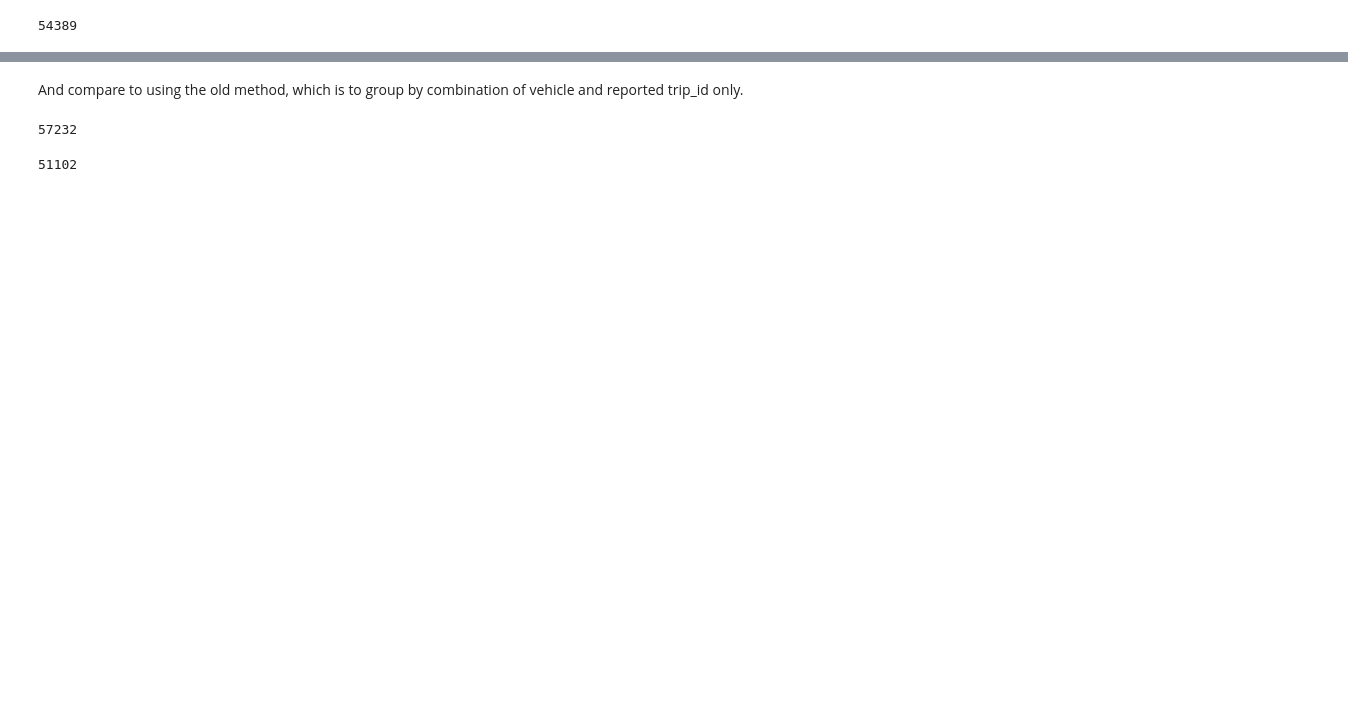
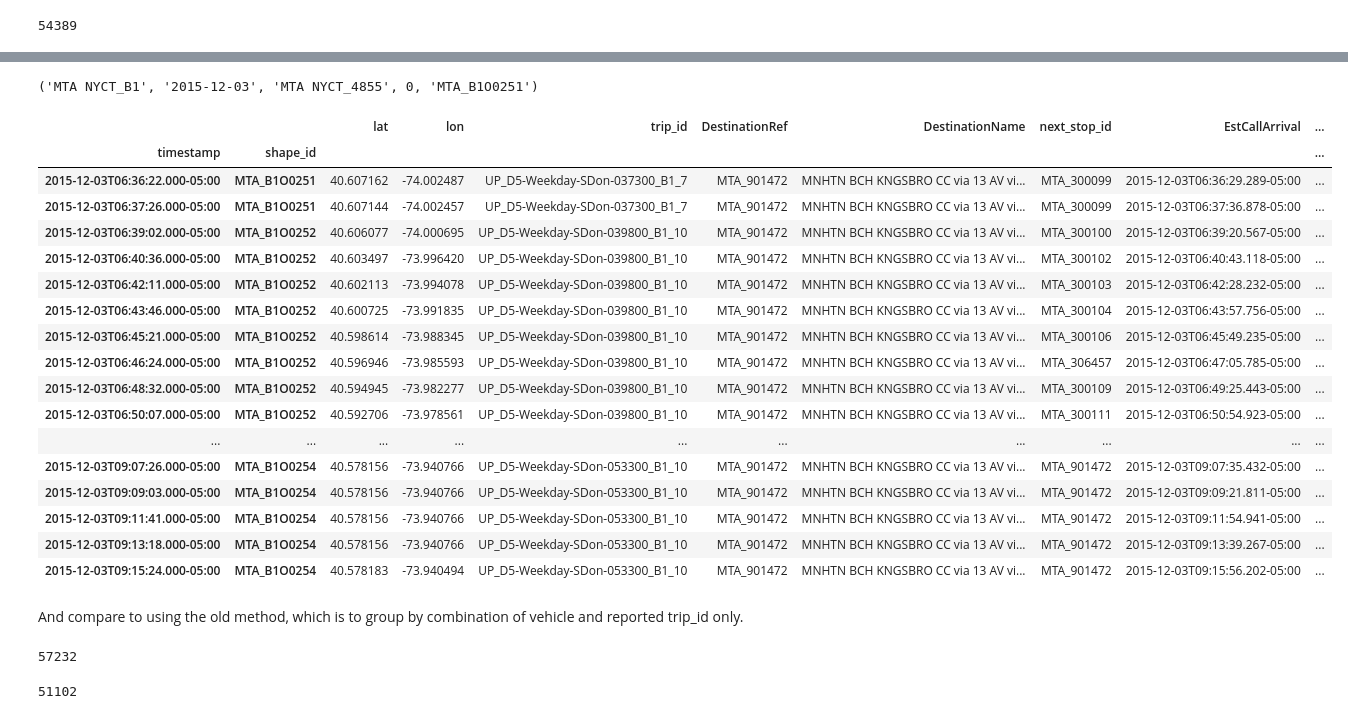
Before and after one commit to sarangof/Bus-Capstone, a Jupyter notebook: trip_relabeling_with_dest.ipynb, the cells around one changed output, grey strips where cells are left out. Saved outputs shown, nothing was run; the diff lists cells and outputs as text; code cells hidden in the pictures; blank space fills up the shorter version.

Commit message:
added example of flawed trip_id

```diff
--- a/trip_relabeling_with_dest.ipynb
+++ b/trip_relabeling_with_dest.ipynb
@@ -117,3 +120,29 @@ sum(bustime.set_index(['new_trip_id','shape_id'],append=True).groupby(level=(0,1
+# %%
+bustime.set_index(['new_trip_id','shape_id'],append=True).groupby(level=(0,1,2,4,5)).size()
+# %% [output]
+('MTA NYCT_B1', '2015-12-03', 'MTA NYCT_4855', 0, 'MTA_B1O0251')
+# %%
+example_idx = bustime.set_index(['new_trip_id','shape_id'],append=True).groupby(level=(0,1,2,4,5)).size().index[0]
+bustime.set_index(['new_trip_id','shape_id'],append=True).xs(example_idx[:-1],level=(0,1,2,4))
+# %% [output]
+|  |  | lat | lon | trip_id | DestinationRef | DestinationName | next_stop_id | EstCallArrival | ... |
+| timestamp | shape_id |  |  |  |  |  |  |  | ... |
+| 2015-12-03T06:36:22.000-05:00 | MTA_B1O0251 | 40.607162 | -74.002487 | UP_D5-Weekday-SDon-037300_B1_7 | MTA_901472 | MNHTN BCH KNGSBRO CC via 13 AV vi... | MTA_300099 | 2015-12-03T06:36:29.289-05:00 | ... |
+| 2015-12-03T06:37:26.000-05:00 | MTA_B1O0251 | 40.607144 | -74.002457 | UP_D5-Weekday-SDon-037300_B1_7 | MTA_901472 | MNHTN BCH KNGSBRO CC via 13 AV vi... | MTA_300099 | 2015-12-03T06:37:36.878-05:00 | ... |
+| 2015-12-03T06:39:02.000-05:00 | MTA_B1O0252 | 40.606077 | -74.000695 | UP_D5-Weekday-SDon-039800_B1_10 | MTA_901472 | MNHTN BCH KNGSBRO CC via 13 AV vi... | MTA_300100 | 2015-12-03T06:39:20.567-05:00 | ... |
+| 2015-12-03T06:40:36.000-05:00 | MTA_B1O0252 | 40.603497 | -73.996420 | UP_D5-Weekday-SDon-039800_B1_10 | MTA_901472 | MNHTN BCH KNGSBRO CC via 13 AV vi... | MTA_300102 | 2015-12-03T06:40:43.118-05:00 | ... |
+| 2015-12-03T06:42:11.000-05:00 | MTA_B1O0252 | 40.602113 | -73.994078 | UP_D5-Weekday-SDon-039800_B1_10 | MTA_901472 | MNHTN BCH KNGSBRO CC via 13 AV vi... | MTA_300103 | 2015-12-03T06:42:28.232-05:00 | ... |
+| 2015-12-03T06:43:46.000-05:00 | MTA_B1O0252 | 40.600725 | -73.991835 | UP_D5-Weekday-SDon-039800_B1_10 | MTA_901472 | MNHTN BCH KNGSBRO CC via 13 AV vi... | MTA_300104 | 2015-12-03T06:43:57.756-05:00 | ... |
+| 2015-12-03T06:45:21.000-05:00 | MTA_B1O0252 | 40.598614 | -73.988345 | UP_D5-Weekday-SDon-039800_B1_10 | MTA_901472 | MNHTN BCH KNGSBRO CC via 13 AV vi... | MTA_300106 | 2015-12-03T06:45:49.235-05:00 | ... |
+| 2015-12-03T06:46:24.000-05:00 | MTA_B1O0252 | 40.596946 | -73.985593 | UP_D5-Weekday-SDon-039800_B1_10 | MTA_901472 | MNHTN BCH KNGSBRO CC via 13 AV vi... | MTA_306457 | 2015-12-03T06:47:05.785-05:00 | ... |
+| 2015-12-03T06:48:32.000-05:00 | MTA_B1O0252 | 40.594945 | -73.982277 | UP_D5-Weekday-SDon-039800_B1_10 | MTA_901472 | MNHTN BCH KNGSBRO CC via 13 AV vi... | MTA_300109 | 2015-12-03T06:49:25.443-05:00 | ... |
+| 2015-12-03T06:50:07.000-05:00 | MTA_B1O0252 | 40.592706 | -73.978561 | UP_D5-Weekday-SDon-039800_B1_10 | MTA_901472 | MNHTN BCH KNGSBRO CC via 13 AV vi... | MTA_300111 | 2015-12-03T06:50:54.923-05:00 | ... |
+| ... | ... | ... | ... | ... | ... | ... | ... | ... | ... |
+| 2015-12-03T09:07:26.000-05:00 | MTA_B1O0254 | 40.578156 | -73.940766 | UP_D5-Weekday-SDon-053300_B1_10 | MTA_901472 | MNHTN BCH KNGSBRO CC via 13 AV vi... | MTA_901472 | 2015-12-03T09:07:35.432-05:00 | ... |
+| 2015-12-03T09:09:03.000-05:00 | MTA_B1O0254 | 40.578156 | -73.940766 | UP_D5-Weekday-SDon-053300_B1_10 | MTA_901472 | MNHTN BCH KNGSBRO CC via 13 AV vi... | MTA_901472 | 2015-12-03T09:09:21.811-05:00 | ... |
+| 2015-12-03T09:11:41.000-05:00 | MTA_B1O0254 | 40.578156 | -73.940766 | UP_D5-Weekday-SDon-053300_B1_10 | MTA_901472 | MNHTN BCH KNGSBRO CC via 13 AV vi... | MTA_901472 | 2015-12-03T09:11:54.941-05:00 | ... |
+| 2015-12-03T09:13:18.000-05:00 | MTA_B1O0254 | 40.578156 | -73.940766 | UP_D5-Weekday-SDon-053300_B1_10 | MTA_901472 | MNHTN BCH KNGSBRO CC via 13 AV vi... | MTA_901472 | 2015-12-03T09:13:39.267-05:00 | ... |
+| 2015-12-03T09:15:24.000-05:00 | MTA_B1O0254 | 40.578183 | -73.940494 | UP_D5-Weekday-SDon-053300_B1_10 | MTA_901472 | MNHTN BCH KNGSBRO CC via 13 AV vi... | MTA_901472 | 2015-12-03T09:15:56.202-05:00 | ... |
 # %% [markdown]
 And compare to using the old method, which is to group by combination of vehicle and reported trip_id only.
 # %%
```
Also changed, not shown: parts of 2 cells of this notebook.
